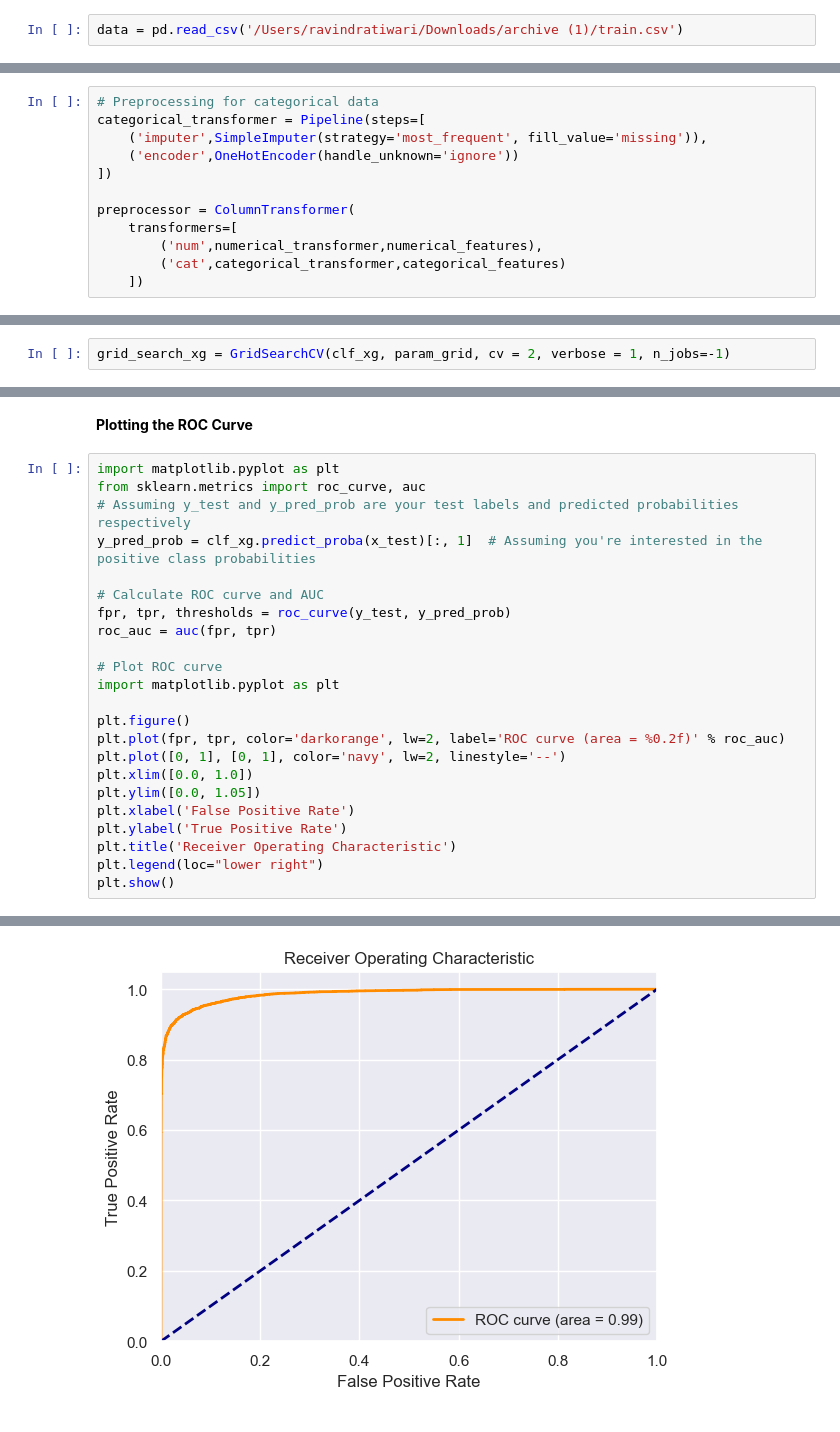
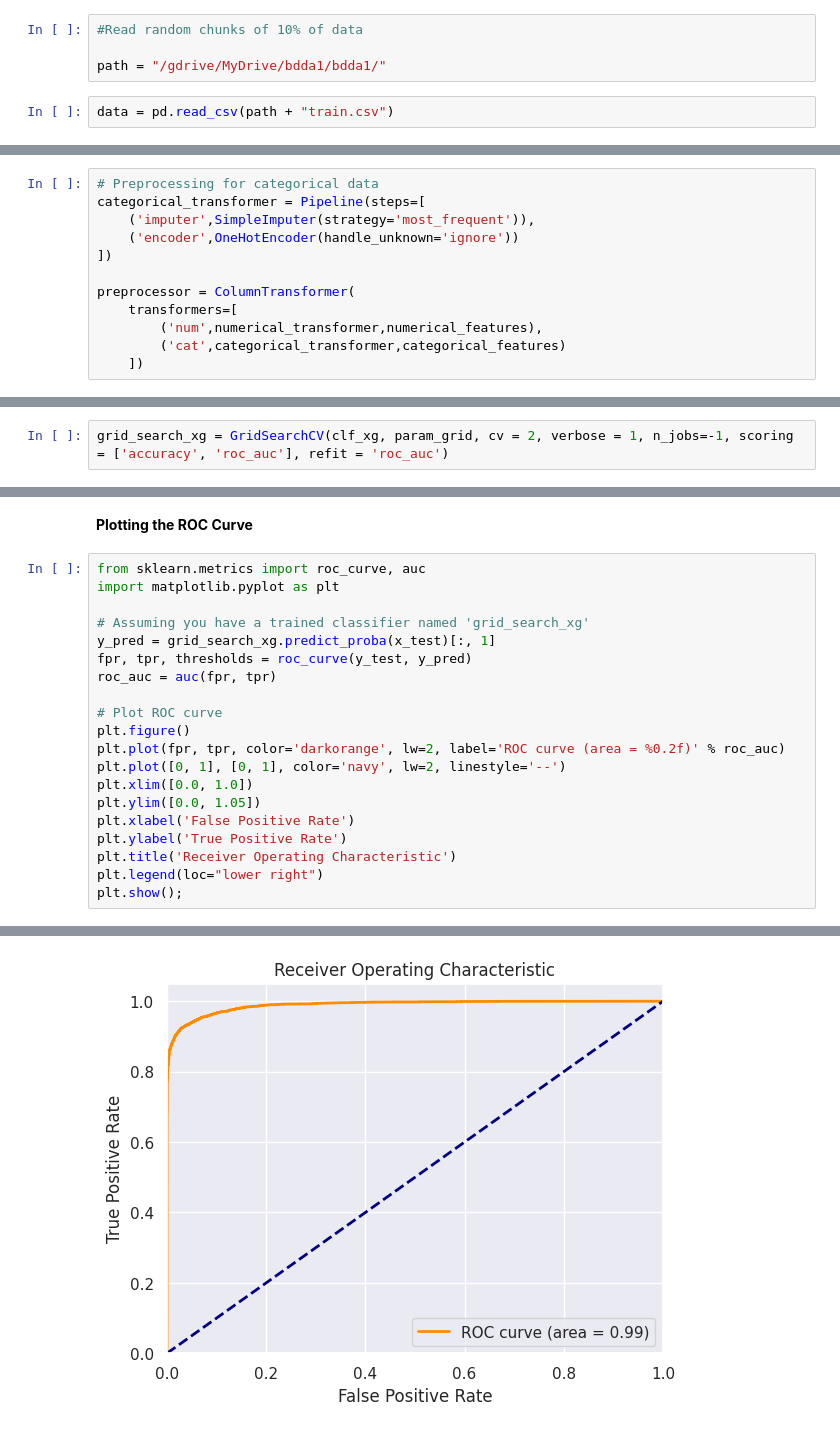
Before and after one commit to a-singh03/BDDA, a Jupyter notebook: BDDA_Project2_Group1.ipynb, the cells around one changed output, grey strips where cells are left out. Saved outputs shown, nothing was run; the diff lists cells and outputs as text.

```diff
--- a/BDDA_Project2_Group1.ipynb
+++ b/BDDA_Project2_Group1.ipynb
@@ -114,5 +59,9 @@ InteractiveShell.ast_node_interactivity = "all"
+# %%
+#Read random chunks of 10% of data
+
+path = "/gdrive/MyDrive/bdda1/bdda1/"
 # %%
-data = pd.read_csv('/Users/ravindratiwari/Downloads/archive (1)/train.csv')
+data = pd.read_csv(path + "train.csv")
 # %%
 data.head()
 # %% [output]
@@ -217,7 +280,7 @@ numerical_transformer = Pipeline(steps=[
 # %%
 # Preprocessing for categorical data
 categorical_transformer = Pipeline(steps=[
-    ('imputer',SimpleImputer(strategy='most_frequent', fill_value='missing')),
+    ('imputer',SimpleImputer(strategy='most_frequent')),
     ('encoder',OneHotEncoder(handle_unknown='ignore'))
 ])
 
@@ -277,5 +344,5 @@ param_grid = {
     'pca__n_components' : [20,25]
 }
 # %%
-grid_search_xg = GridSearchCV(clf_xg, param_grid, cv = 2, verbose = 1, n_jobs=-1)
+grid_search_xg = GridSearchCV(clf_xg, param_grid, cv = 2, verbose = 1, n_jobs=-1, scoring = ['accuracy', 'roc_auc'], refit = 'roc_auc')
 # %% [markdown]
@@ -421,18 +503,15 @@ Note: you may need to restart the kernel to use updated packages.
 # %% [markdown]
 **Plotting the ROC Curve**
 # %%
+from sklearn.metrics import roc_curve, auc
 import matplotlib.pyplot as plt
-from sklearn.metrics import roc_curve, auc
-# Assuming y_test and y_pred_prob are your test labels and predicted probabilities respectively
-y_pred_prob = clf_xg.predict_proba(x_test)[:, 1]  # Assuming you're interested in the positive class probabilities
 
-# Calculate ROC curve and AUC
-fpr, tpr, thresholds = roc_curve(y_test, y_pred_prob)
+# Assuming you have a trained classifier named 'grid_search_xg'
+y_pred = grid_search_xg.predict_proba(x_test)[:, 1]
+fpr, tpr, thresholds = roc_curve(y_test, y_pred)
 roc_auc = auc(fpr, tpr)
 
 # Plot ROC curve
-import matplotlib.pyplot as plt
-
 plt.figure()
 plt.plot(fpr, tpr, color='darkorange', lw=2, label='ROC curve (area = %0.2f)' % roc_auc)
 plt.plot([0, 1], [0, 1], color='navy', lw=2, linestyle='--')
@@ -442,5 +521,5 @@ plt.xlabel('False Positive Rate')
 plt.ylabel('True Positive Rate')
 plt.title('Receiver Operating Characteristic')
 plt.legend(loc="lower right")
-plt.show()
+plt.show();
 # %% [output]
@@ -456,2 +526,2 @@ Text(0.5, 1.0, 'Receiver Operating Characteristic')
-[figure, old version]
+[figure, new version]
 # %% [markdown]
```
Also changed, not shown: parts of 46 cells of this notebook.
